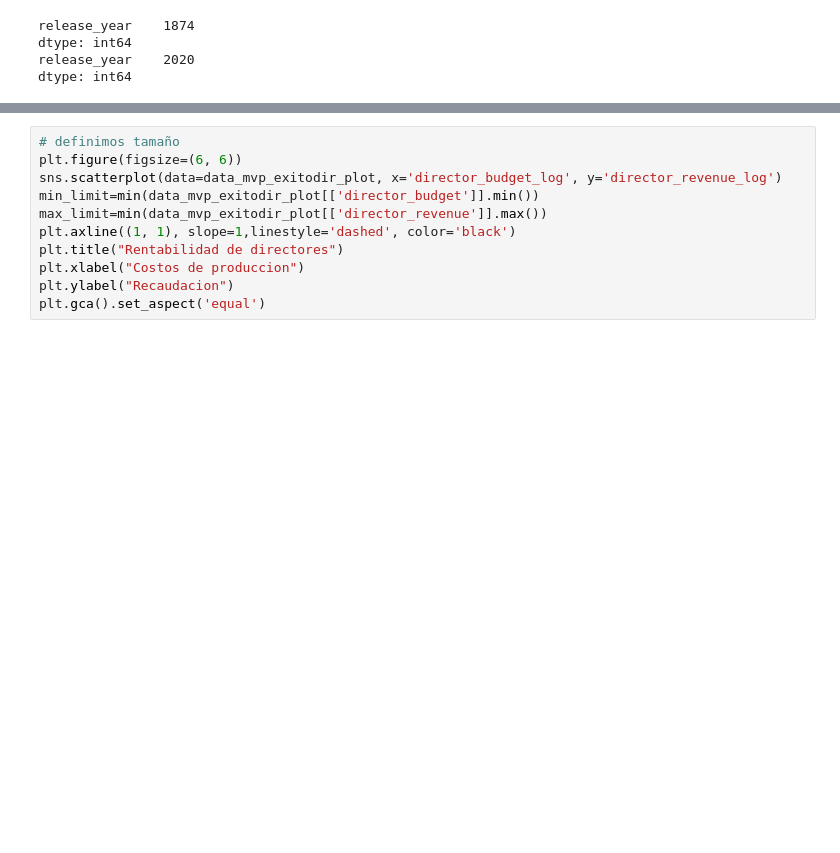
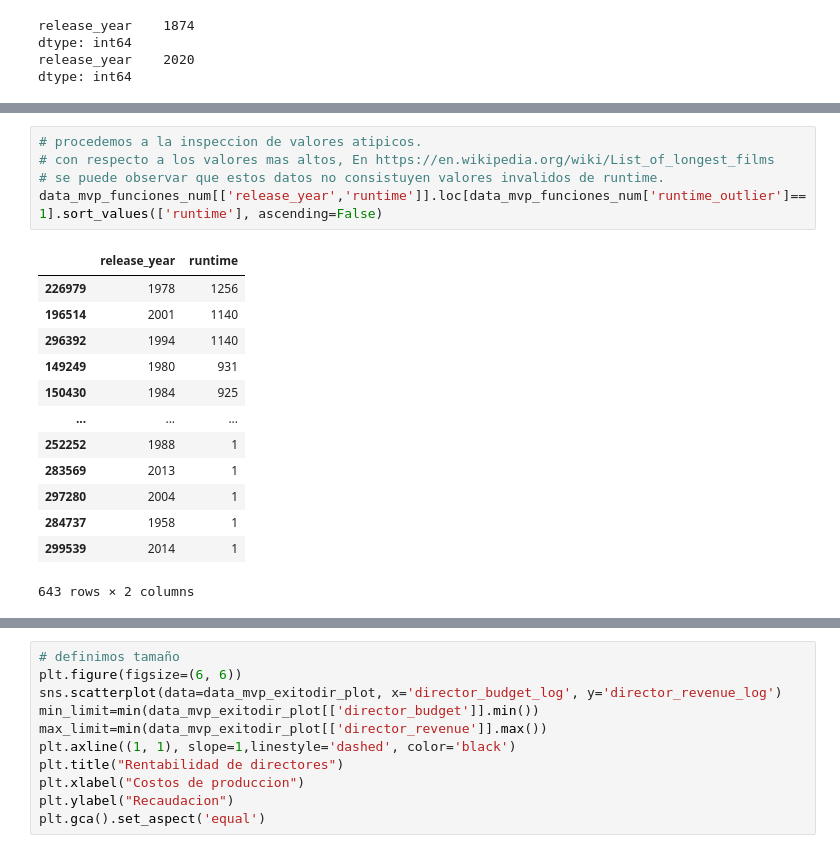
Before and after one commit to mmvvff/henry_pi_mlops, a Jupyter notebook: data_prcssng/05_eda_v1.ipynb, the cells around one changed output, grey strips where cells are left out. Drawn from its saved outputs; the diff is of its cells as text; blank space fills up the shorter version.

```diff
--- a/data_prcssng/05_eda_v1.ipynb
+++ b/data_prcssng/05_eda_v1.ipynb
@@ -155,0 +162,19 @@ data_mvp_funciones_num=data_mvp_funciones_num.loc[~data_mvp_funciones_num.index.
+# %%
+# procedemos a la inspeccion de valores atipicos.
+# con respecto a los valores mas altos, En https://en.wikipedia.org/wiki/List_of_longest_films
+# se puede observar que estos datos no consistuyen valores invalidos de runtime.
+data_mvp_funciones_num[['release_year','runtime']].loc[data_mvp_funciones_num['runtime_outlier']==1].sort_values(['runtime'], ascending=False)
+# %% [output]
+|  | release_year | runtime |
+| 226979 | 1978 | 1256 |
+| 196514 | 2001 | 1140 |
+| 296392 | 1994 | 1140 |
+| 149249 | 1980 | 931 |
+| 150430 | 1984 | 925 |
+| ... | ... | ... |
+| 252252 | 1988 | 1 |
+| 283569 | 2013 | 1 |
+| 297280 | 2004 | 1 |
+| 284737 | 1958 | 1 |
+| 299539 | 2014 | 1 |
+643 rows × 2 columns
```
Also changed, not shown: parts of 48 cells of this notebook.
